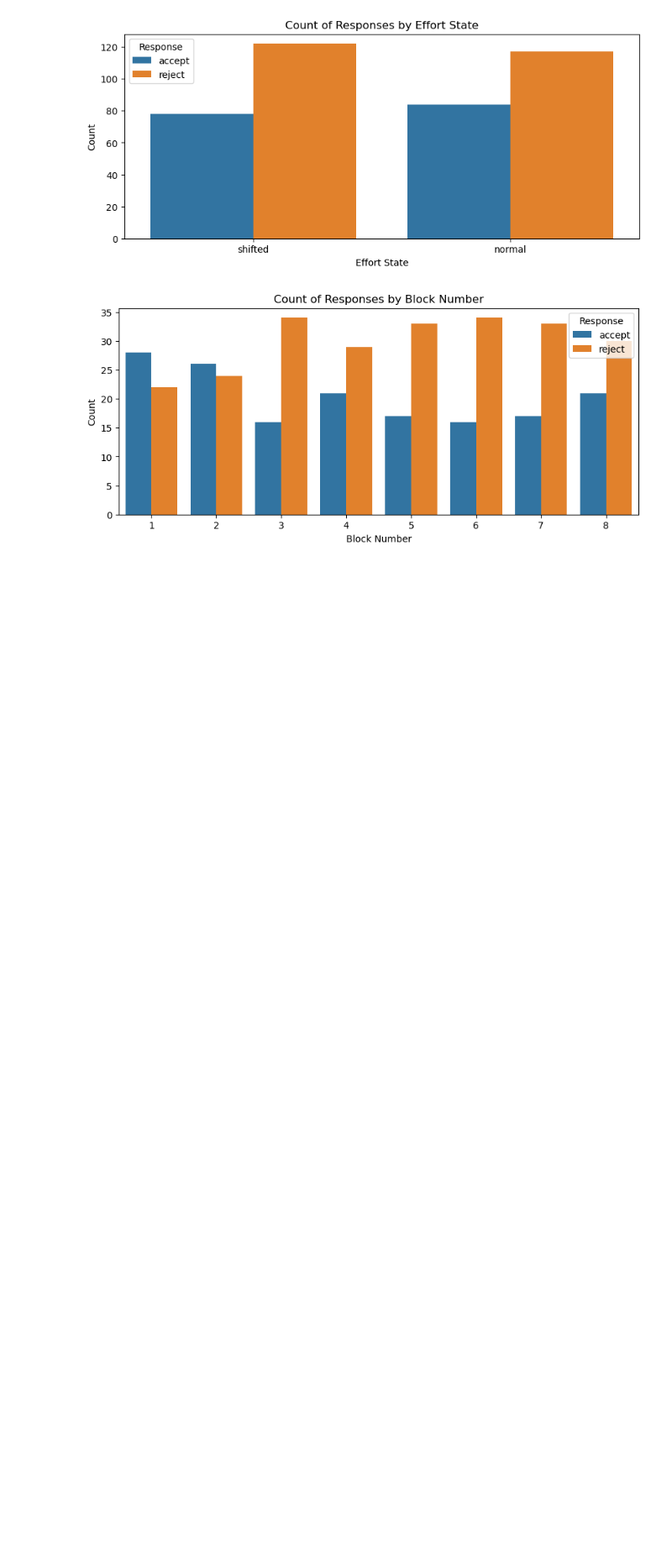
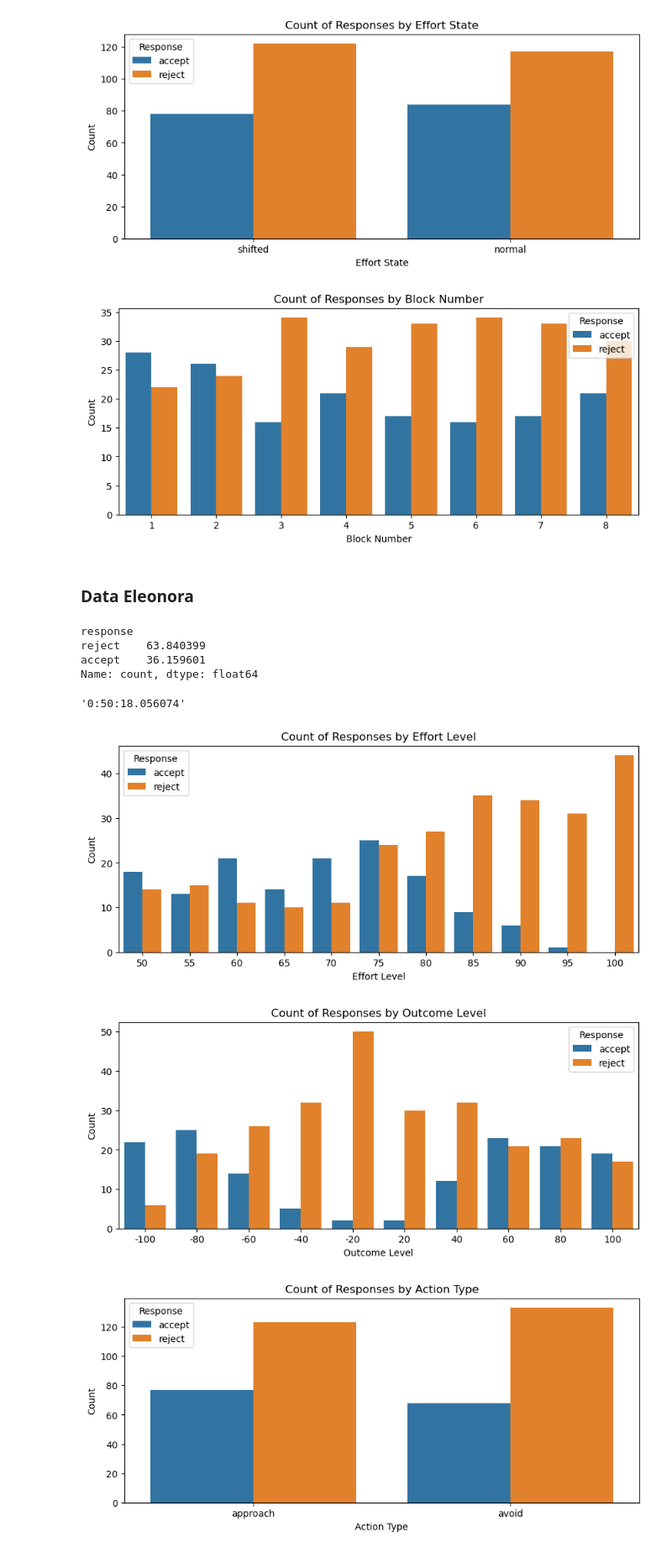
Before and after one commit to MajaFriedemann/reward-effort-task, a Jupyter notebook: analysis/test_data_analysis.ipynb, the cells around one changed output. Shown at 84% size. Cells and saved outputs as stored; diff of their text form; code cells hidden in the pictures; blank space fills up the shorter version.

```diff
--- a/analysis/test_data_analysis.ipynb
+++ b/analysis/test_data_analysis.ipynb
@@ -112,3 +112,28 @@ create_figures(data_miriam)
 [figure]
 [figure]
 [figure]
+# %% [markdown]
+### Data Eleonora
+# %%
+data_eleonora = pd.read_csv('../experiment_code/pilot_data/2024-07-24_eleonora.csv')
+# %%
+# Calculate the percentages of each response
+response_counts = data_eleonora['response'].value_counts()
+response_percentages = response_counts / response_counts.sum() * 100
+print(response_percentages)
+# %% [output]
+response
+reject    63.840399
+accept    36.159601
+Name: count, dtype: float64
+# %%
+# Check duration of the task
+data_eleonora['duration'][400]
+# %% [output]
+'0:50:18.056074'
+# %%
+create_figures(data_eleonora)
+# %% [output]
+[figure, added]
+[figure, added]
+[figure, added]
```
Also changed, not shown: parts of 3 cells of this notebook, 1 other file.
